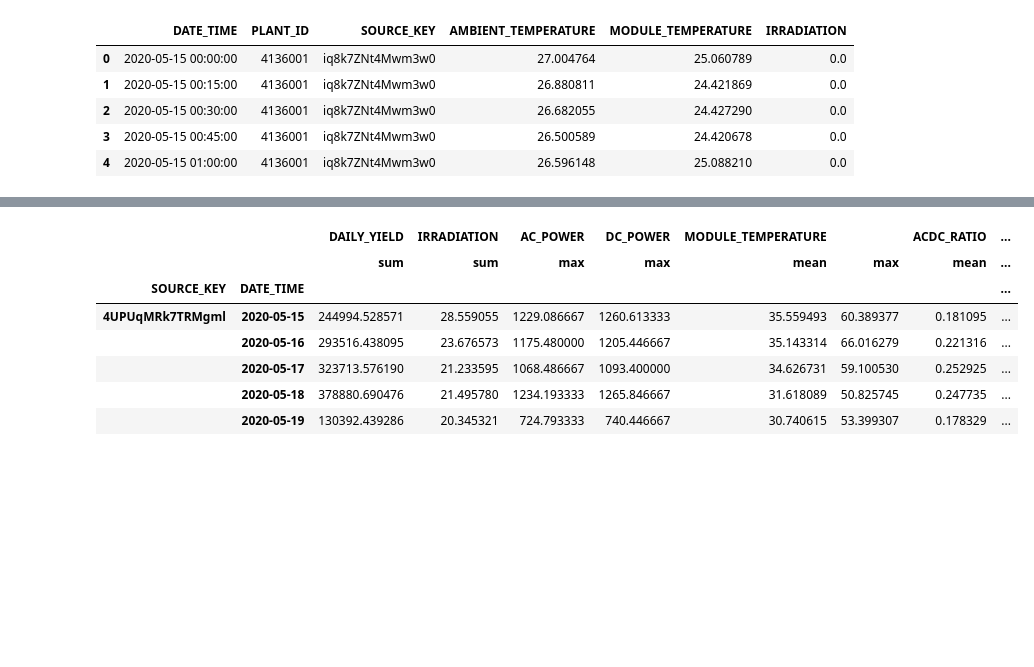
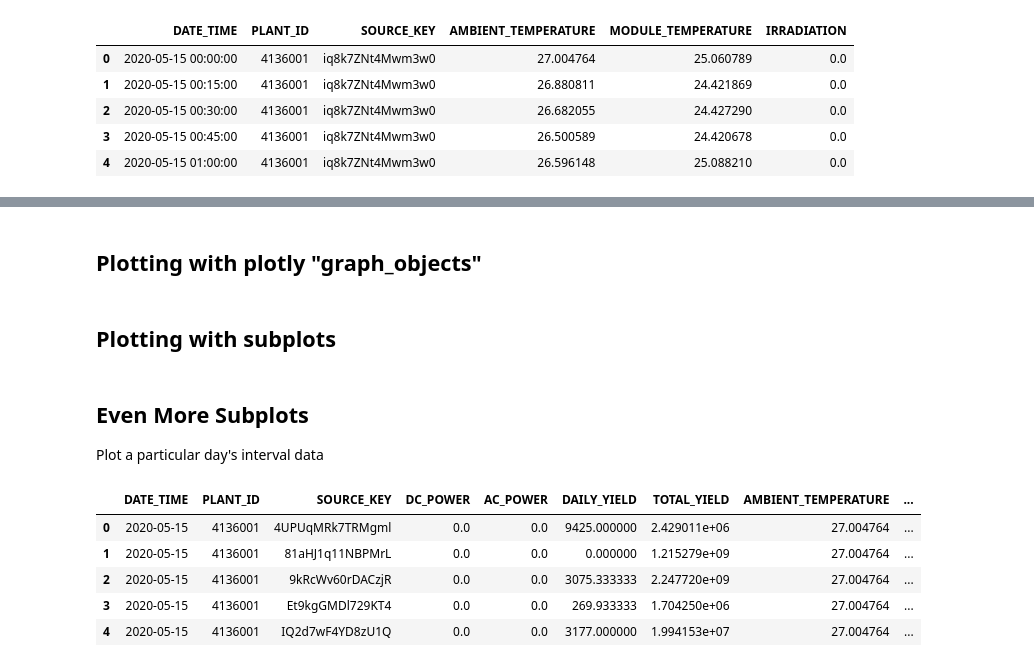
Before and after one commit to micahpw/SolarDash, a Jupyter notebook: notebook.ipynb, the cells around one changed output, grey strips where cells are left out. Cells and saved outputs as stored; diff of their text form; code cells hidden in the pictures; blank space fills up the shorter version.

Commit message:
Breakdown of graph components into notebook. Setup Script. Dashboard cleanup.

```diff
--- a/notebook.ipynb
+++ b/notebook.ipynb
@@ -93,0 +69,27 @@ ValueError: MultiIndex has no single backing array. Use 'MultiIndex.to_numpy()'
+# %% [markdown]
+## Plotting with plotly "graph_objects"
+# %%
+import plotly.graph_objects as go
+
+SOURCE_KEY = '4UPUqMRk7TRMgml'
+column = 'MODULE_TEMPERATURE'
+
+inverter_raw = df.set_index('SOURCE_KEY').loc[SOURCE_KEY]
+
+x = inverter_raw[column].values
+
+fig = go.Figure(data=[go.Histogram(x=x, opacity=0.8)])
+
+        #Update Layout
+fig.update_layout(title=go.layout.Title(text="Inverter Distribution: {}".format(column), font=dict(
+                family="Times New Roman",
+                size=22,
+                color="#030303",
+            )))
+
+fig.update_xaxes(title_text="{}".format(column))
+
+        # Set y-axes titles
+fig.update_yaxes(title_text="<b>Count</b>")
+# %% [markdown]
+## Plotting with subplots
@@ -94,11 +135,13 @@ ValueError: MultiIndex has no single backing array. Use 'MultiIndex.to_numpy()'
+# %% [markdown]
+## Even More Subplots
+
+Plot a particular day's interval data
 # %%
-daily.head()
+df.head()
 # %% [output]
-|  |  | DAILY_YIELD | IRRADIATION | AC_POWER | DC_POWER | MODULE_TEMPERATURE |  | ACDC_RATIO | ... |
-|  |  | sum | sum | max | max | mean | max | mean | ... |
-| SOURCE_KEY | DATE_TIME |  |  |  |  |  |  |  | ... |
-| 4UPUqMRk7TRMgml | 2020-05-15 | 244994.528571 | 28.559055 | 1229.086667 | 1260.613333 | 35.559493 | 60.389377 | 0.181095 | ... |
-|  | 2020-05-16 | 293516.438095 | 23.676573 | 1175.480000 | 1205.446667 | 35.143314 | 66.016279 | 0.221316 | ... |
-|  | 2020-05-17 | 323713.576190 | 21.233595 | 1068.486667 | 1093.400000 | 34.626731 | 59.100530 | 0.252925 | ... |
-|  | 2020-05-18 | 378880.690476 | 21.495780 | 1234.193333 | 1265.846667 | 31.618089 | 50.825745 | 0.247735 | ... |
-|  | 2020-05-19 | 130392.439286 | 20.345321 | 724.793333 | 740.446667 | 30.740615 | 53.399307 | 0.178329 | ... |
+|  | DATE_TIME | PLANT_ID | SOURCE_KEY | DC_POWER | AC_POWER | DAILY_YIELD | TOTAL_YIELD | AMBIENT_TEMPERATURE | ... |
+| 0 | 2020-05-15 | 4136001 | 4UPUqMRk7TRMgml | 0.0 | 0.0 | 9425.000000 | 2.429011e+06 | 27.004764 | ... |
+| 1 | 2020-05-15 | 4136001 | 81aHJ1q11NBPMrL | 0.0 | 0.0 | 0.000000 | 1.215279e+09 | 27.004764 | ... |
+| 2 | 2020-05-15 | 4136001 | 9kRcWv60rDACzjR | 0.0 | 0.0 | 3075.333333 | 2.247720e+09 | 27.004764 | ... |
+| 3 | 2020-05-15 | 4136001 | Et9kgGMDl729KT4 | 0.0 | 0.0 | 269.933333 | 1.704250e+06 | 27.004764 | ... |
+| 4 | 2020-05-15 | 4136001 | IQ2d7wF4YD8zU1Q | 0.0 | 0.0 | 3177.000000 | 1.994153e+07 | 27.004764 | ... |
```
Also changed, not shown: parts of 13 cells of this notebook, 8 other files.
